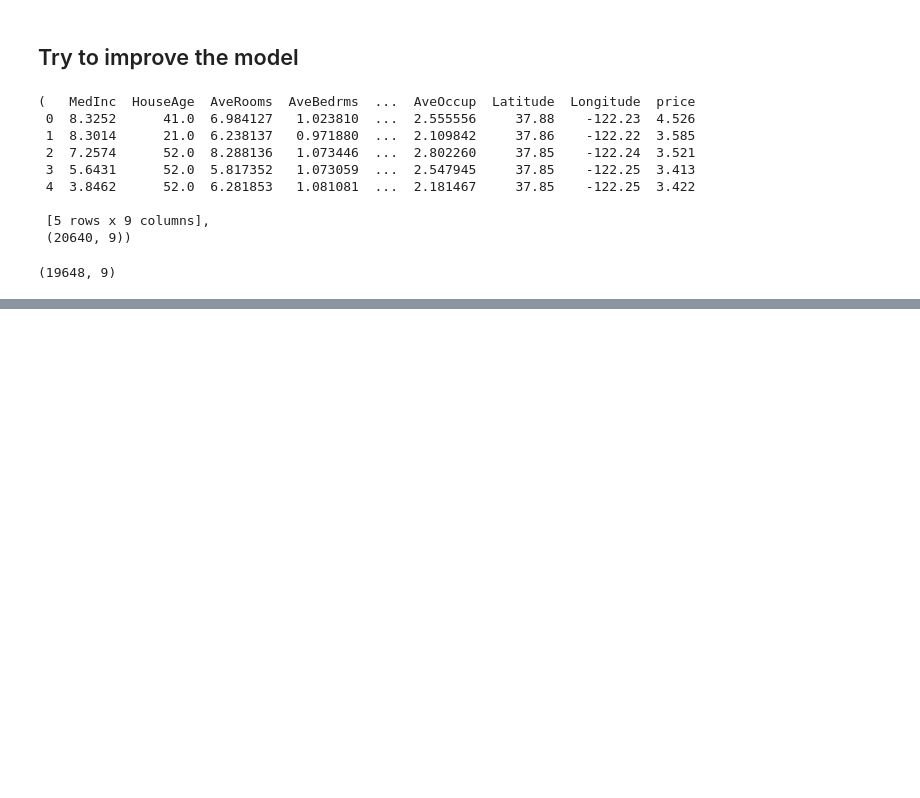
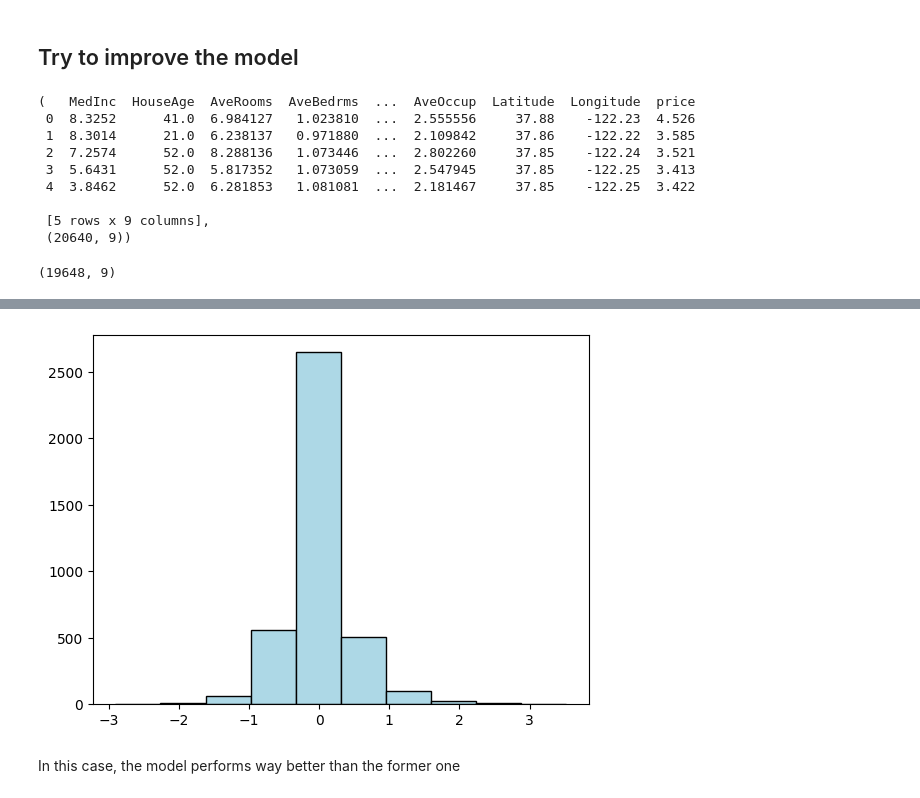
Before and after one commit to Tinonturja/MachineLearning, a Jupyter notebook: Evaluating RandomForest Performance.ipynb, the cells around one changed output, grey strips where cells are left out. Drawn from its saved outputs; the diff is of its cells as text; code cells hidden in the pictures; blank space fills up the shorter version.

```diff
--- a/Evaluating RandomForest Performance.ipynb
+++ b/Evaluating RandomForest Performance.ipynb
@@ -306,0 +344,9 @@ Feature shape: (19648, 8)
+# %%
+residuals = y_test-y_test_pred
+
+plt.hist(residuals, color = 'lightblue', edgecolor = 'black')
+plt.show()
+# %% [output]
+[figure, added]
+# %% [markdown]
+In this case, the model performs way better than the former one
```
Also changed, not shown: parts of 3 cells of this notebook.
